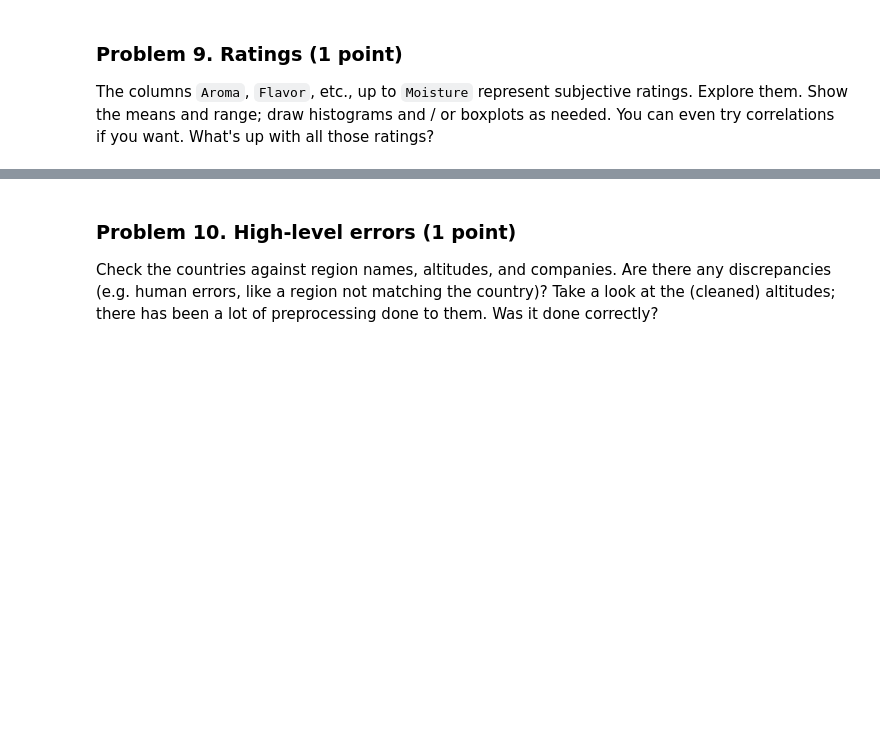
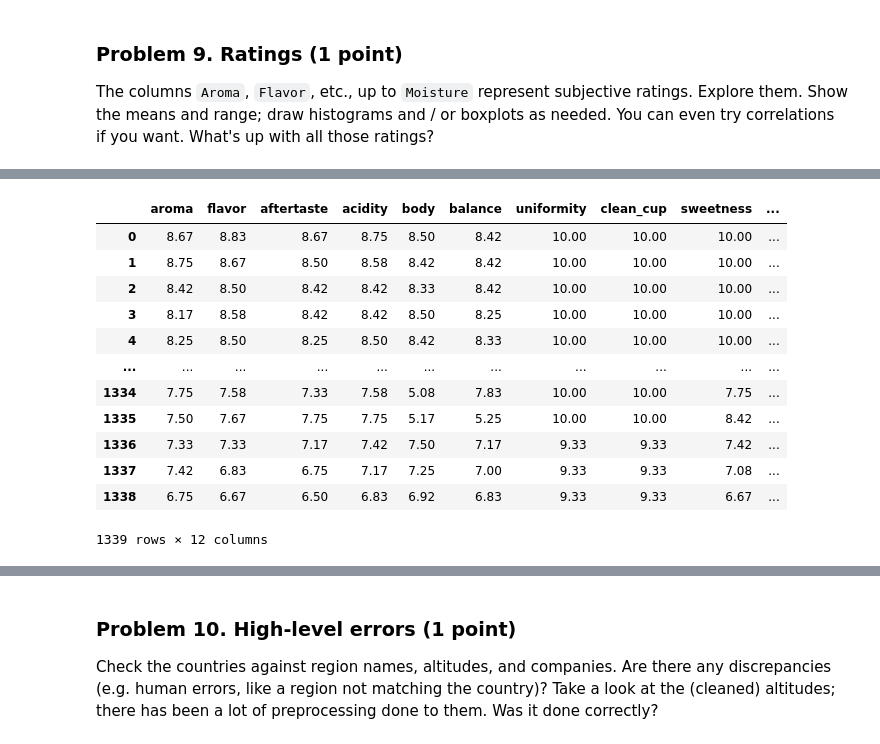
Before and after one commit to plamensve/Data_Science_Upskill_Softuni, a Jupyter notebook: 02_data_tidying_and_cleaning/Data Tidying and Cleaning Lab.ipynb, the cells around one changed output, grey strips where cells are left out. Cells and saved outputs as stored; diff of their text form; code cells hidden in the pictures; blank space fills up the shorter version.

Commit message:
Add solutin: Problem 9. Ratings

```diff
--- a/02_data_tidying_and_cleaning/Data Tidying and Cleaning Lab.ipynb
+++ b/02_data_tidying_and_cleaning/Data Tidying and Cleaning Lab.ipynb
@@ -465,0 +518,22 @@ The columns `Aroma`, `Flavor`, etc., up to `Moisture` represent subjective ratin
+# %%
+#Read a specific part from the dataset
+rating_data = data[['aroma', 'flavor', 'aftertaste', 'acidity',
+                    'body', 'balance', 'uniformity', 'clean_cup',
+                    'sweetness', 'cupper_points', 'total_cup_points',
+                    'moisture']]
+
+rating_data
+# %% [output]
+|  | aroma | flavor | aftertaste | acidity | body | balance | uniformity | clean_cup | sweetness | ... |
+| 0 | 8.67 | 8.83 | 8.67 | 8.75 | 8.50 | 8.42 | 10.00 | 10.00 | 10.00 | ... |
+| 1 | 8.75 | 8.67 | 8.50 | 8.58 | 8.42 | 8.42 | 10.00 | 10.00 | 10.00 | ... |
+| 2 | 8.42 | 8.50 | 8.42 | 8.42 | 8.33 | 8.42 | 10.00 | 10.00 | 10.00 | ... |
+| 3 | 8.17 | 8.58 | 8.42 | 8.42 | 8.50 | 8.25 | 10.00 | 10.00 | 10.00 | ... |
+| 4 | 8.25 | 8.50 | 8.25 | 8.50 | 8.42 | 8.33 | 10.00 | 10.00 | 10.00 | ... |
+| ... | ... | ... | ... | ... | ... | ... | ... | ... | ... | ... |
+| 1334 | 7.75 | 7.58 | 7.33 | 7.58 | 5.08 | 7.83 | 10.00 | 10.00 | 7.75 | ... |
+| 1335 | 7.50 | 7.67 | 7.75 | 7.75 | 5.17 | 5.25 | 10.00 | 10.00 | 8.42 | ... |
+| 1336 | 7.33 | 7.33 | 7.17 | 7.42 | 7.50 | 7.17 | 9.33 | 9.33 | 7.42 | ... |
+| 1337 | 7.42 | 6.83 | 6.75 | 7.17 | 7.25 | 7.00 | 9.33 | 9.33 | 7.08 | ... |
+| 1338 | 6.75 | 6.67 | 6.50 | 6.83 | 6.92 | 6.83 | 9.33 | 9.33 | 6.67 | ... |
+1339 rows × 12 columns
```
Also changed, not shown: parts of 9 cells of this notebook.
